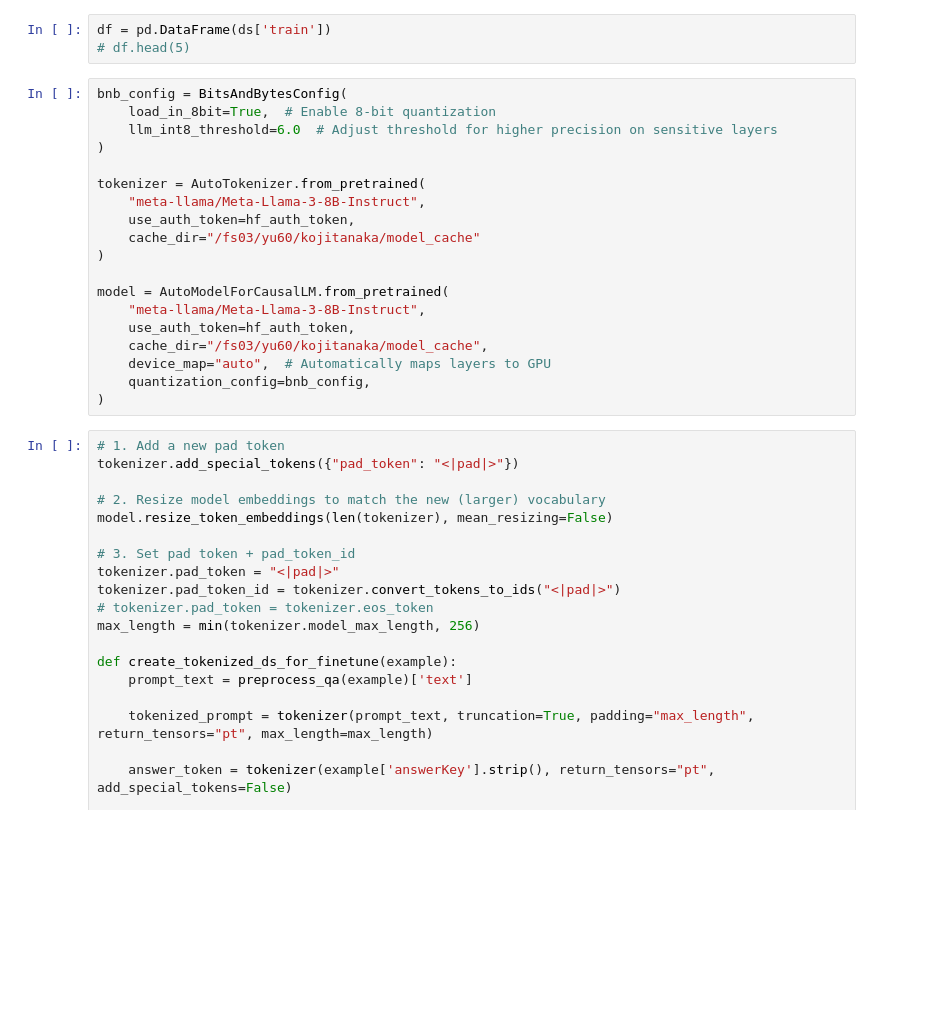
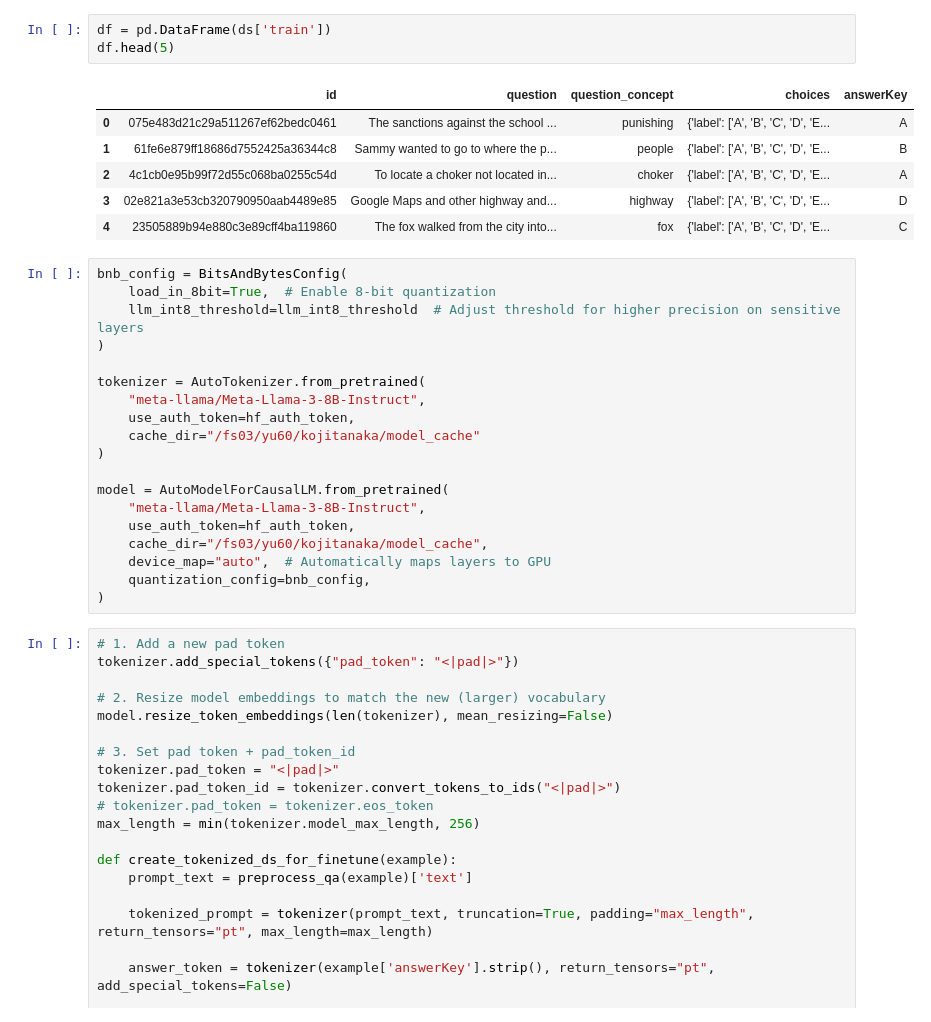
Before and after one commit to Koji747Tanaka/GWT-simulation, a Jupyter notebook: common_qa_train.ipynb, the cells around one changed output. Cells and saved outputs as stored; diff of their text form; blank space fills up the shorter version.

```diff
--- a/common_qa_train.ipynb
+++ b/common_qa_train.ipynb
@@ -16,10 +40,17 @@ trained_folder = "./fine-tuned/llama-qa-lora_overfit_100"
 # %%
 df = pd.DataFrame(ds['train'])
-# df.head(5)
+df.head(5)
+# %% [output]
+|  | id | question | question_concept | choices | answerKey |
+| 0 | 075e483d21c29a511267ef62bedc0461 | The sanctions against the school ... | punishing | {'label': ['A', 'B', 'C', 'D', 'E... | A |
+| 1 | 61fe6e879ff18686d7552425a36344c8 | Sammy wanted to go to where the p... | people | {'label': ['A', 'B', 'C', 'D', 'E... | B |
+| 2 | 4c1cb0e95b99f72d55c068ba0255c54d | To locate a choker not located in... | choker | {'label': ['A', 'B', 'C', 'D', 'E... | A |
+| 3 | 02e821a3e53cb320790950aab4489e85 | Google Maps and other highway and... | highway | {'label': ['A', 'B', 'C', 'D', 'E... | D |
+| 4 | 23505889b94e880c3e89cff4ba119860 | The fox walked from the city into... | fox | {'label': ['A', 'B', 'C', 'D', 'E... | C |
 # %%
 bnb_config = BitsAndBytesConfig(
     load_in_8bit=True,  # Enable 8-bit quantization
-    llm_int8_threshold=6.0  # Adjust threshold for higher precision on sensitive layers
+    llm_int8_threshold=llm_int8_threshold  # Adjust threshold for higher precision on sensitive layers
 )
 
 tokenizer = AutoTokenizer.from_pretrained(
```
Also changed, not shown: parts of 9 cells of this notebook, 1 other file.
